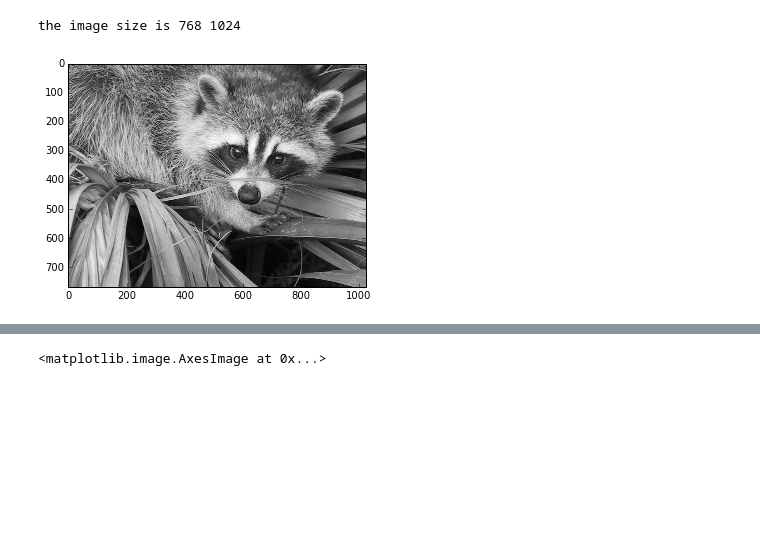
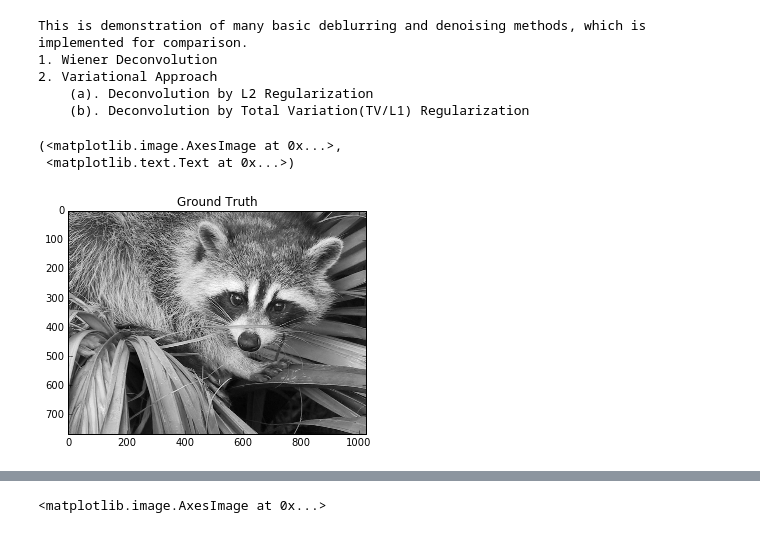
Before and after one commit to ygu2009/ImageProcessing, a Jupyter notebook: ImageRestoration.ipynb, the cells around one changed output, grey strips where cells are left out. Drawn from its saved outputs; the diff is of its cells as text; code cells hidden in the pictures; blank space fills up the shorter version.

```diff
--- a/ImageRestoration.ipynb
+++ b/ImageRestoration.ipynb
@@ -1,13 +1,27 @@
+# %%
+"""
+This is demonstration of many basic deblurring and denoising methods, which is implemented for comparison.
+1. Wiener Deconvolution
+2. Variational Approach
+    (a). Deconvolution by L2 Regularization
+    (b). Deconvolution by Total Variation(TV/L1) Regularization
+"""
+
+print __doc__
+# %% [output]
+This is demonstration of many basic deblurring and denoising methods, which is implemented for comparison.
+1. Wiener Deconvolution
+2. Variational Approach
+    (a). Deconvolution by L2 Regularization
+    (b). Deconvolution by Total Variation(TV/L1) Regularization
 # %%
 %matplotlib inline
 from scipy import misc
 import matplotlib.pyplot as plt
+ref = misc.face(gray=True)
+plt.imshow(ref, cmap=plt.cm.gray), plt.title('Ground Truth')
+# %% [output]
+(<matplotlib.image.AxesImage at 0x...>,
+ <matplotlib.text.Text at 0x...>)
+[figure, added]
-# %%
-ref = misc.face(gray=True)
-plt.imshow(ref, cmap=plt.cm.gray)
-M,N=ref.shape
-print 'the image size is', M, N
-# %% [output]
-the image size is 768 1024
-[figure, removed]
 # %%
```
Also changed, not shown: parts of 2 cells of this notebook.
